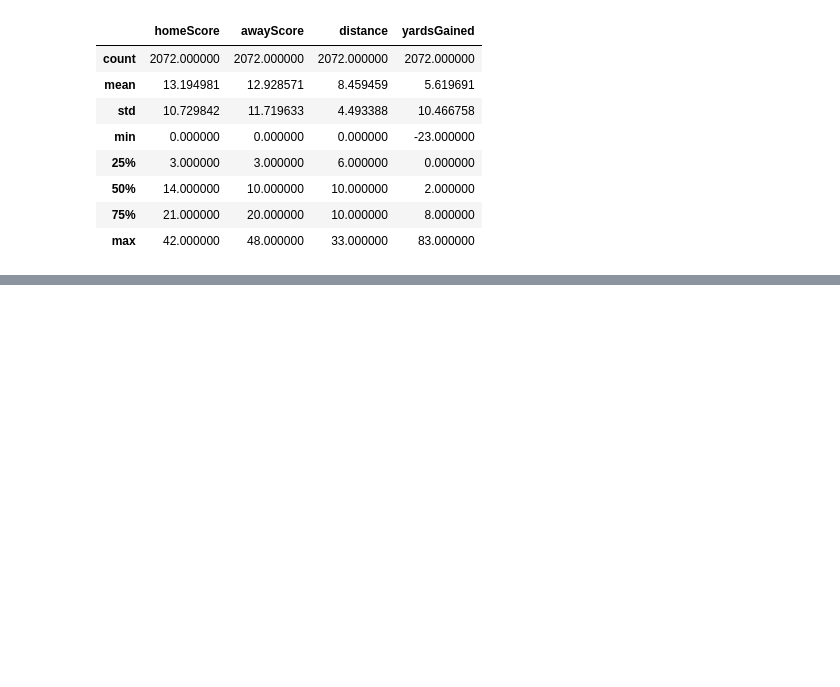
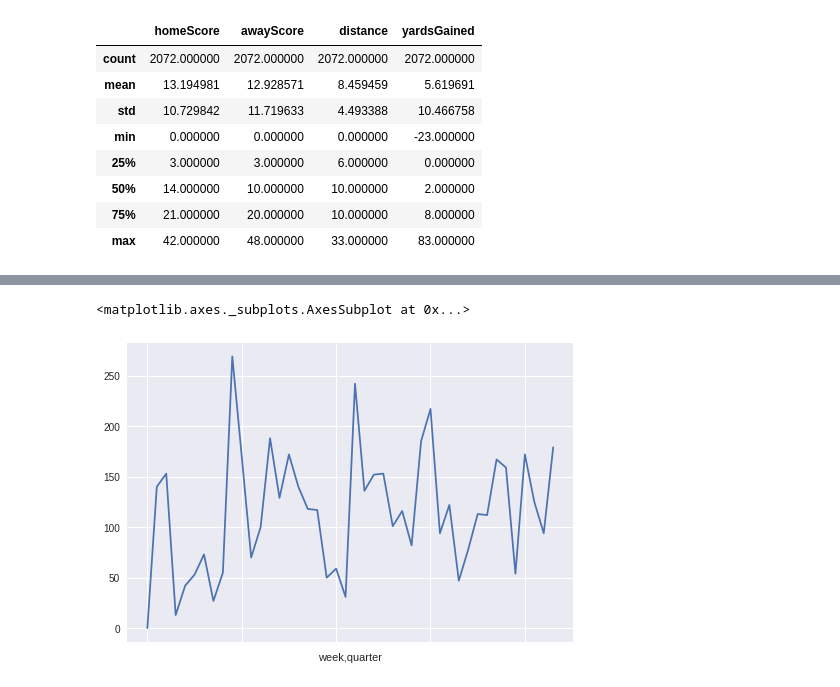
Before and after one commit to LibbyFender/Learning, a Jupyter notebook: Wazzu_Cyclones.ipynb, the cells around one changed output, grey strips where cells are left out. Saved outputs shown, nothing was run; the diff lists cells and outputs as text; code cells hidden in the pictures; blank space fills up the shorter version.

```diff
--- a/Wazzu_Cyclones.ipynb
+++ b/Wazzu_Cyclones.ipynb
@@ -288,0 +343,6 @@ ISU[['homeScore', 'awayScore', 'distance', 'yardsGained']].describe()
+# %%
+WSU_d_grouped = WSU_Def.groupby(['week', 'quarter'])
+WSU_d_grouped['yardsGained'].sum().plot()
+# %% [output]
+<matplotlib.axes._subplots.AxesSubplot at 0x...>
+[figure, added]
```
Also changed, not shown: parts of 14 cells of this notebook.
